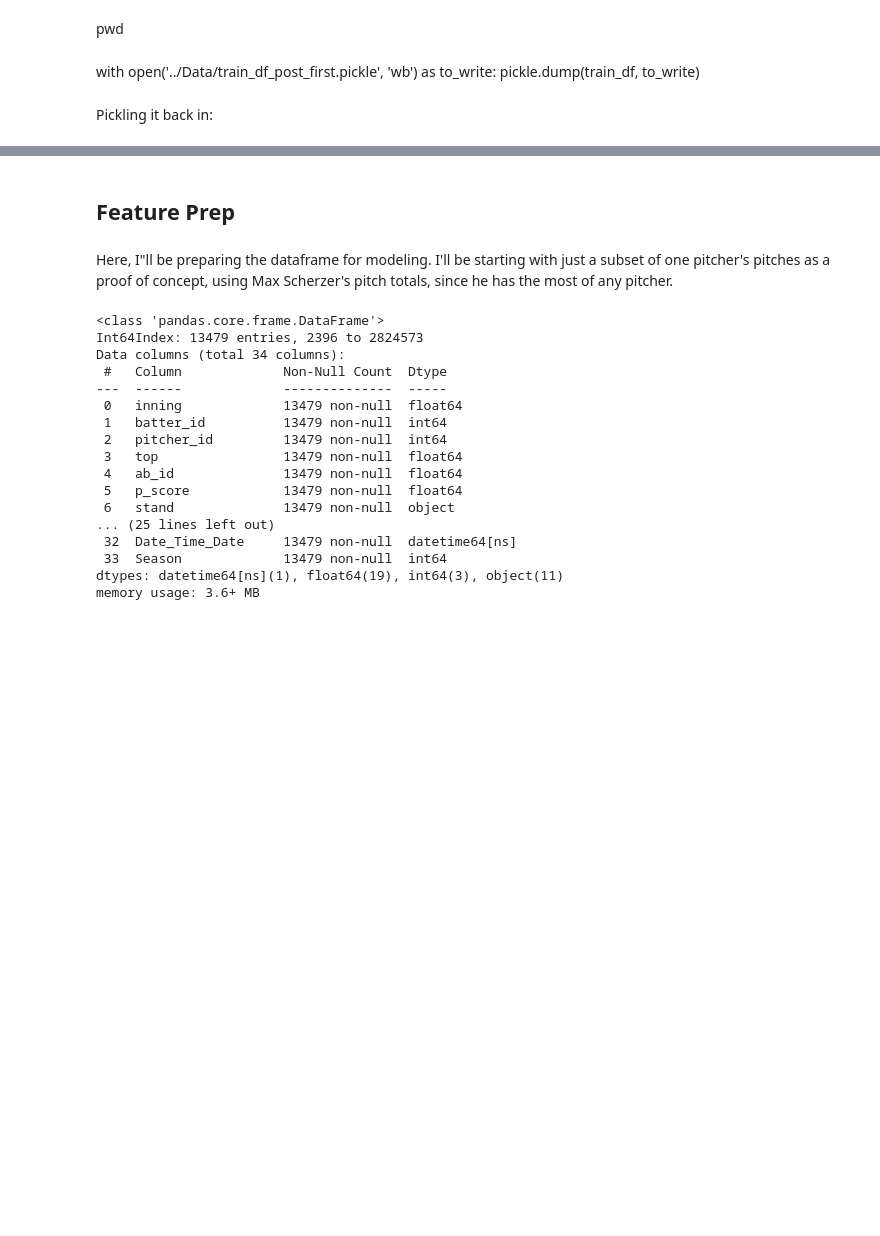
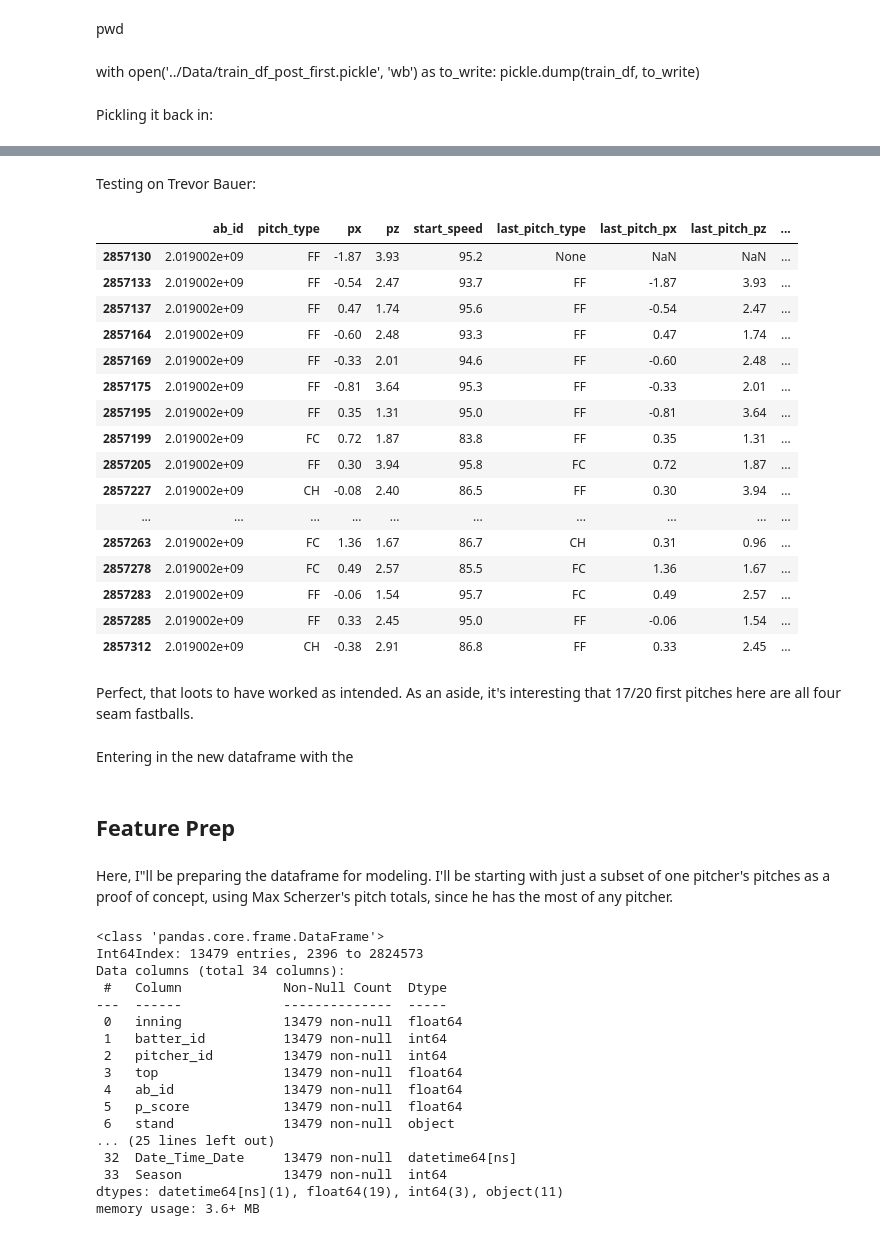
Before and after one commit to pbovard63/Predicting_MLB_Pitches, a Jupyter notebook: Pitch_Classification/Pitch_Classification_Intro.ipynb, the cells around one changed output, grey strips where cells are left out. Drawn from its saved outputs; the diff is of its cells as text; code cells hidden in the pictures; blank space fills up the shorter version.

```diff
--- a/Pitch_Classification/Pitch_Classification_Intro.ipynb
+++ b/Pitch_Classification/Pitch_Classification_Intro.ipynb
@@ -98,6 +96,8 @@ pitch_df[pitch_df.Season != 2019].shape
 Based on the numbers, this is an ~80/20 split in data.
 # %%
 train_df = pitch_df[pitch_df.Season != 2019]
+# %%
+test_df = pitch_df[pitch_df.Season == 2019]
 # %%
 train_df.pitcher_full_name.value_counts()
 # %% [output]
@@ -121,3 +121,5 @@ Right now, last pitch type, speed, and location is all null for the first pitch
 ### Changing the below to markdown after initial run:
 # %% [markdown]
 pitchers = train_df.pitcher_full_name.value_counts().index
+# %%
+pitchers_test = test_df.pitcher_full_name.value_counts().index
@@ -163,0 +206,14 @@ with open('../Data/train_df_post_first.pickle','rb') as read_file:
+# %%
+for pitcher in pitchers_test:
+    filtered_df = test_df[(test_df.pitcher_full_name == pitcher) & (test_df.pitch_num == 1)].sort_values(by=['ab_id'])
+    first_pitches = filtered_df.index[1:]
+    for i, first_pitch in enumerate(first_pitches, 1):
+        last_first_pitch = test_df.pitch_type.loc[filtered_df.index[i-1]]
+        last_first_px = test_df.px.loc[filtered_df.index[i-1]]
+        last_first_pz = test_df.pz.loc[filtered_df.index[i-1]]
+        last_first_speed = test_df.start_speed.loc[filtered_df.index[i-1]]
+
+        test_df.last_pitch_type.loc[first_pitch] = last_first_pitch
+        test_df.last_pitch_px.loc[first_pitch] = last_first_px
+        test_df.last_pitch_pz.loc[first_pitch] = last_first_pz
+        test_df.last_pitch_speed.loc[first_pitch] = last_first_speed
@@ -164,3 +238,31 @@ with open('../Data/train_df_post_first.pickle','rb') as read_file:
+# %% [markdown]
+Testing on Trevor Bauer:
+# %%
+filtered_df = test_df[['ab_id','pitch_type', 'px', 'pz', 'start_speed', 'last_pitch_type', 'last_pitch_px', 'last_pitch_pz', 'last_pitch_speed']][(test_df.pitcher_full_name =='Trevor Bauer') & (test_df.pitch_num == 1)].sort_values(by='ab_id')
+# %%
+filtered_df.head(20)
+# %% [output]
+|  | ab_id | pitch_type | px | pz | start_speed | last_pitch_type | last_pitch_px | last_pitch_pz | ... |
+| 2857130 | 2.019002e+09 | FF | -1.87 | 3.93 | 95.2 | None | NaN | NaN | ... |
+| 2857133 | 2.019002e+09 | FF | -0.54 | 2.47 | 93.7 | FF | -1.87 | 3.93 | ... |
+| 2857137 | 2.019002e+09 | FF | 0.47 | 1.74 | 95.6 | FF | -0.54 | 2.47 | ... |
+| 2857164 | 2.019002e+09 | FF | -0.60 | 2.48 | 93.3 | FF | 0.47 | 1.74 | ... |
+| 2857169 | 2.019002e+09 | FF | -0.33 | 2.01 | 94.6 | FF | -0.60 | 2.48 | ... |
+| 2857175 | 2.019002e+09 | FF | -0.81 | 3.64 | 95.3 | FF | -0.33 | 2.01 | ... |
+| 2857195 | 2.019002e+09 | FF | 0.35 | 1.31 | 95.0 | FF | -0.81 | 3.64 | ... |
+| 2857199 | 2.019002e+09 | FC | 0.72 | 1.87 | 83.8 | FF | 0.35 | 1.31 | ... |
+| 2857205 | 2.019002e+09 | FF | 0.30 | 3.94 | 95.8 | FC | 0.72 | 1.87 | ... |
+| 2857227 | 2.019002e+09 | CH | -0.08 | 2.40 | 86.5 | FF | 0.30 | 3.94 | ... |
+| ... | ... | ... | ... | ... | ... | ... | ... | ... | ... |
+| 2857263 | 2.019002e+09 | FC | 1.36 | 1.67 | 86.7 | CH | 0.31 | 0.96 | ... |
+| 2857278 | 2.019002e+09 | FC | 0.49 | 2.57 | 85.5 | FC | 1.36 | 1.67 | ... |
+| 2857283 | 2.019002e+09 | FF | -0.06 | 1.54 | 95.7 | FC | 0.49 | 2.57 | ... |
+| 2857285 | 2.019002e+09 | FF | 0.33 | 2.45 | 95.0 | FF | -0.06 | 1.54 | ... |
+| 2857312 | 2.019002e+09 | CH | -0.38 | 2.91 | 86.8 | FF | 0.33 | 2.45 | ... |
+# %% [markdown]
+Perfect, that loots to have worked as intended.  As an aside, it's interesting that 17/20 first pitches here are all four seam fastballs.
+# %% [markdown]
+Entering in the new dataframe with the
 # %% [markdown]
 ## Feature Prep
 # %% [markdown]
```
Also changed, not shown: parts of 47 cells of this notebook, 11 other files.
